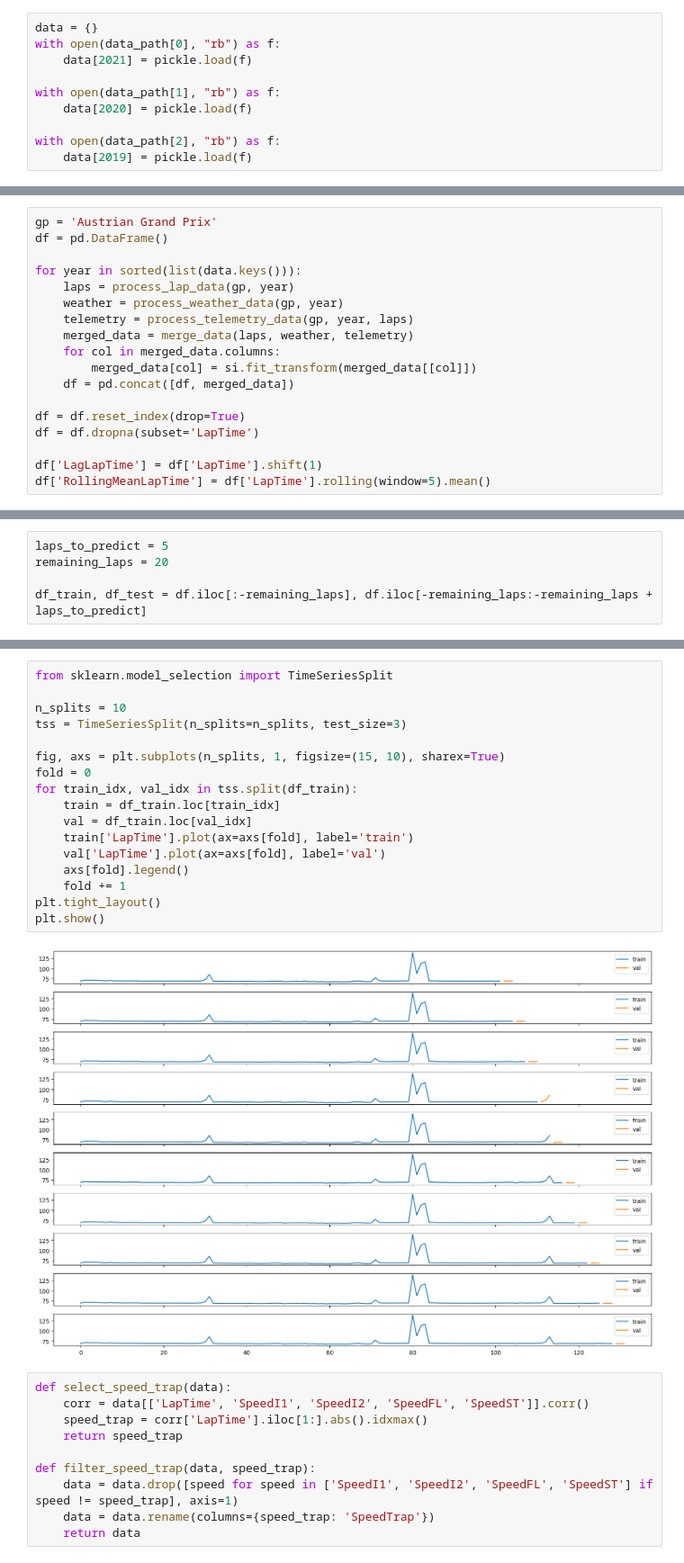
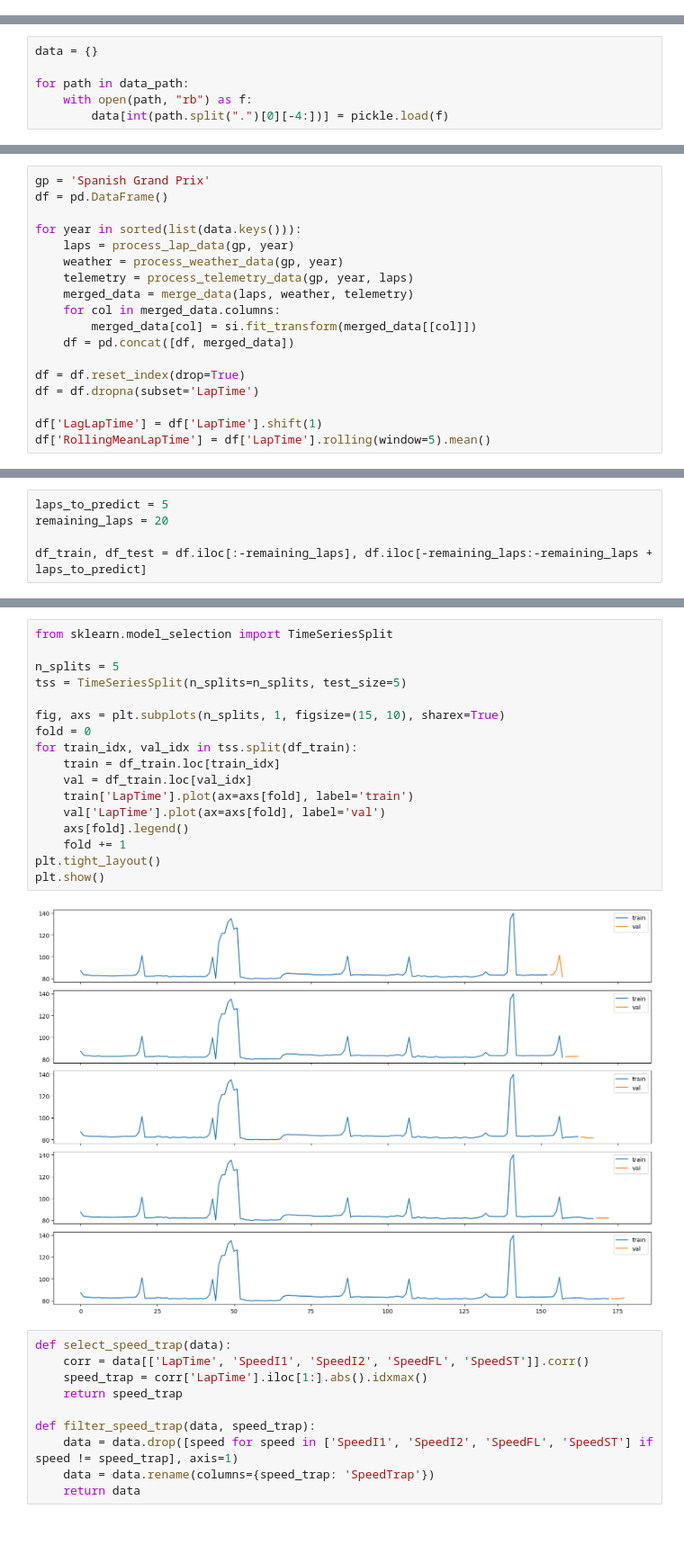
Before and after one commit to vicmcl/ml-laptime, a Jupyter notebook: ml_laptime/notebook/train.ipynb, the cells around one changed output, grey strips where cells are left out. Shown at 90% size. Drawn from its saved outputs; the diff is of its cells as text; blank space fills up the shorter version.

```diff
--- a/ml_laptime/notebook/train.ipynb
+++ b/ml_laptime/notebook/train.ipynb
@@ -29,13 +28,3 @@ data_path
 ['/content/drive/MyDrive/Projects/laptime-simulation/races_2021.pkl',
  '/content/drive/MyDrive/Projects/laptime-simulation/races_2020.pkl',
  '/content/drive/MyDrive/Projects/laptime-simulation/races_2019.pkl']
-# %%
-data = {}
-with open(data_path[0], "rb") as f:
-    data[2021] = pickle.load(f)
-
-with open(data_path[1], "rb") as f:
-    data[2020] = pickle.load(f)
-
-with open(data_path[2], "rb") as f:
-    data[2019] = pickle.load(f)
@@ -53,3 +31,9 @@ gp_list
+# %%
+data = {}
+
+for path in data_path:
+    with open(path, "rb") as f:
+        data[int(path.split(".")[0][-4:])] = pickle.load(f)
 # %%
 columns_laps = [
     'Time', 'LapNumber', 'Stint', 'SpeedI1', 'SpeedI2', 'SpeedFL', 'SpeedST',
@@ -118,7 +135,7 @@ from sklearn.impute import SimpleImputer
 
 si = SimpleImputer()
 # %%
-gp = 'Austrian Grand Prix'
+gp = 'Spanish Grand Prix'
 df = pd.DataFrame()
 
 for year in sorted(list(data.keys())):
@@ -172,22 +196,22 @@ df_train, df_test = df.iloc[:-remaining_laps], df.iloc[-remaining_laps:-remainin
 # %%
 from sklearn.model_selection import TimeSeriesSplit
 
-n_splits = 10
-tss = TimeSeriesSplit(n_splits=n_splits, test_size=3)
+n_splits = 5
+tss = TimeSeriesSplit(n_splits=n_splits, test_size=5)
 
 fig, axs = plt.subplots(n_splits, 1, figsize=(15, 10), sharex=True)
 fold = 0
 for train_idx, val_idx in tss.split(df_train):
     train = df_train.loc[train_idx]
     val = df_train.loc[val_idx]
     train['LapTime'].plot(ax=axs[fold], label='train')
     val['LapTime'].plot(ax=axs[fold], label='val')
     axs[fold].legend()
     fold += 1
 plt.tight_layout()
 plt.show()
 # %% [output]
-[figure, old version]
+[figure, new version]
 # %%
 def select_speed_trap(data):
     corr = data[['LapTime', 'SpeedI1', 'SpeedI2', 'SpeedFL', 'SpeedST']].corr()
```
Also changed, not shown: parts of 8 cells of this notebook.
